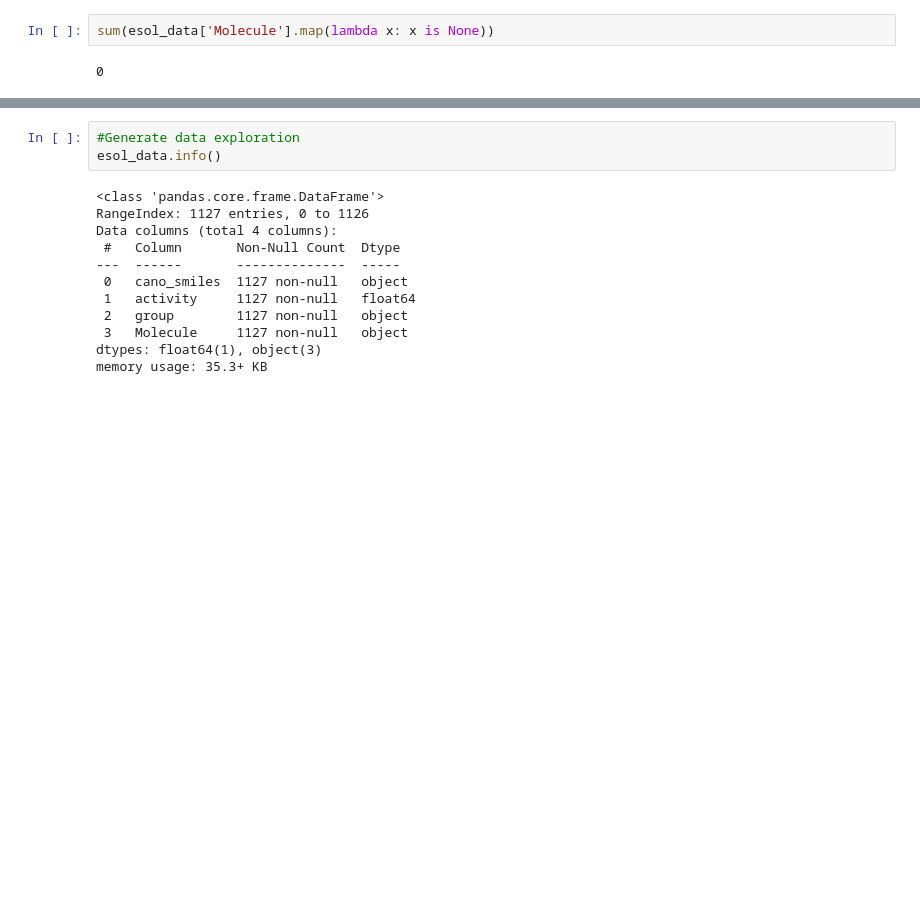
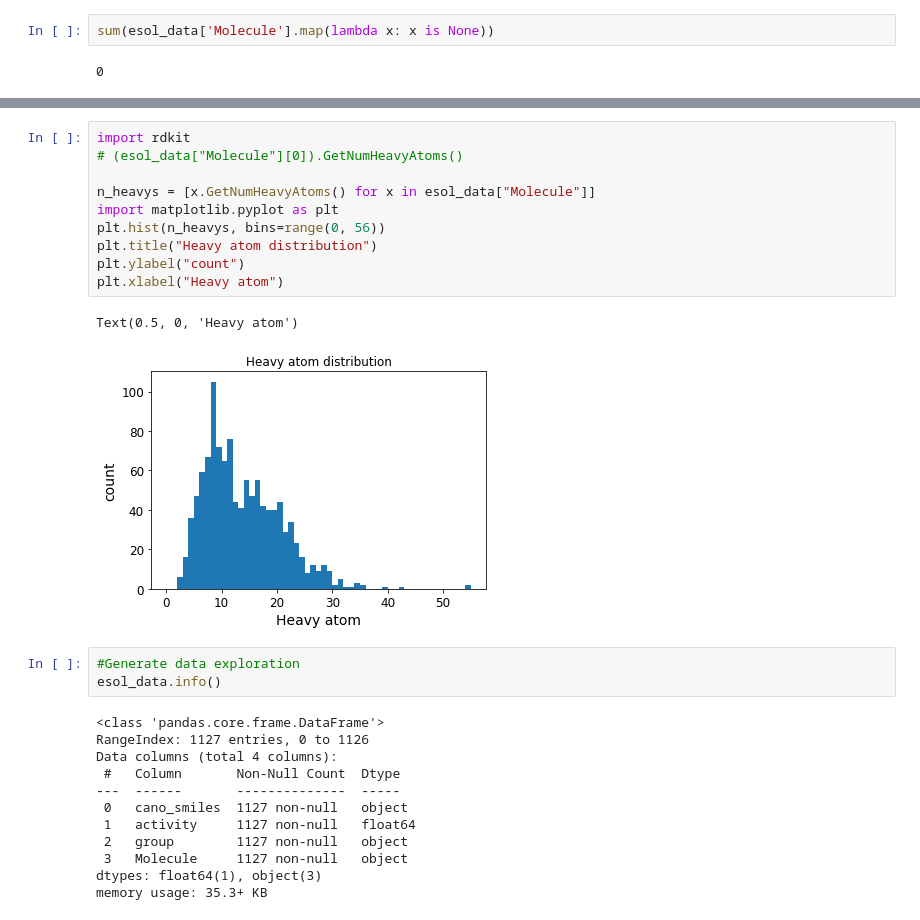
Before and after one commit to SongXia-NYU/MachineLearningProject2021, a Jupyter notebook: HW9a_descibtor_XGBoost-HW9 (run).ipynb, the cells around one changed output, grey strips where cells are left out. Drawn from its saved outputs; the diff is of its cells as text; blank space fills up the shorter version.

```diff
--- a/HW9a_descibtor_XGBoost-HW9 (run).ipynb
+++ b/HW9a_descibtor_XGBoost-HW9 (run).ipynb
@@ -116,3 +119,16 @@ esol_data.head(1)
+# %%
+import rdkit
+# (esol_data["Molecule"][0]).GetNumHeavyAtoms()
+
+n_heavys = [x.GetNumHeavyAtoms() for x in esol_data["Molecule"]]
+import matplotlib.pyplot as plt
+plt.hist(n_heavys, bins=range(0, 56))
+plt.title("Heavy atom distribution")
+plt.ylabel("count")
+plt.xlabel("Heavy atom")
+# %% [output]
+Text(0.5, 0, 'Heavy atom')
+[figure, added]
 # %%
 #Generate data exploration
 esol_data.info()
```
Also changed, not shown: parts of 2 cells of this notebook, 10 other files.
